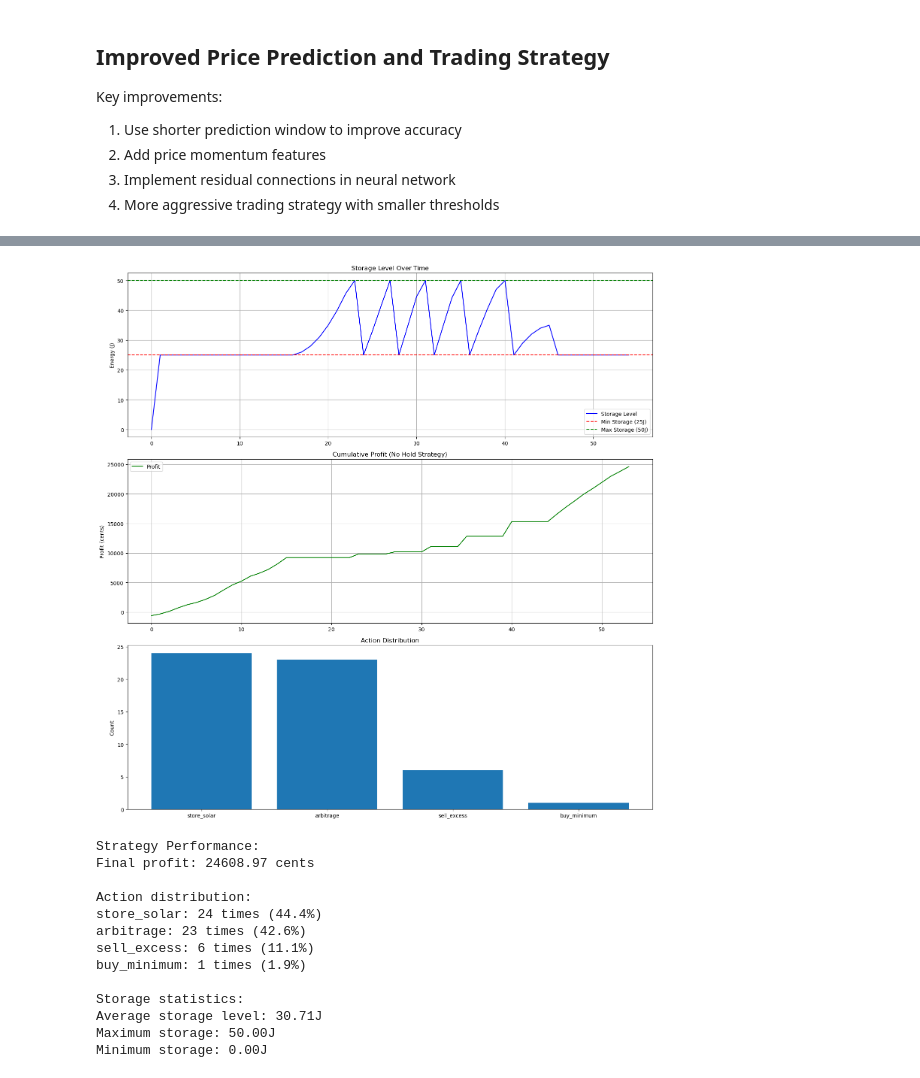
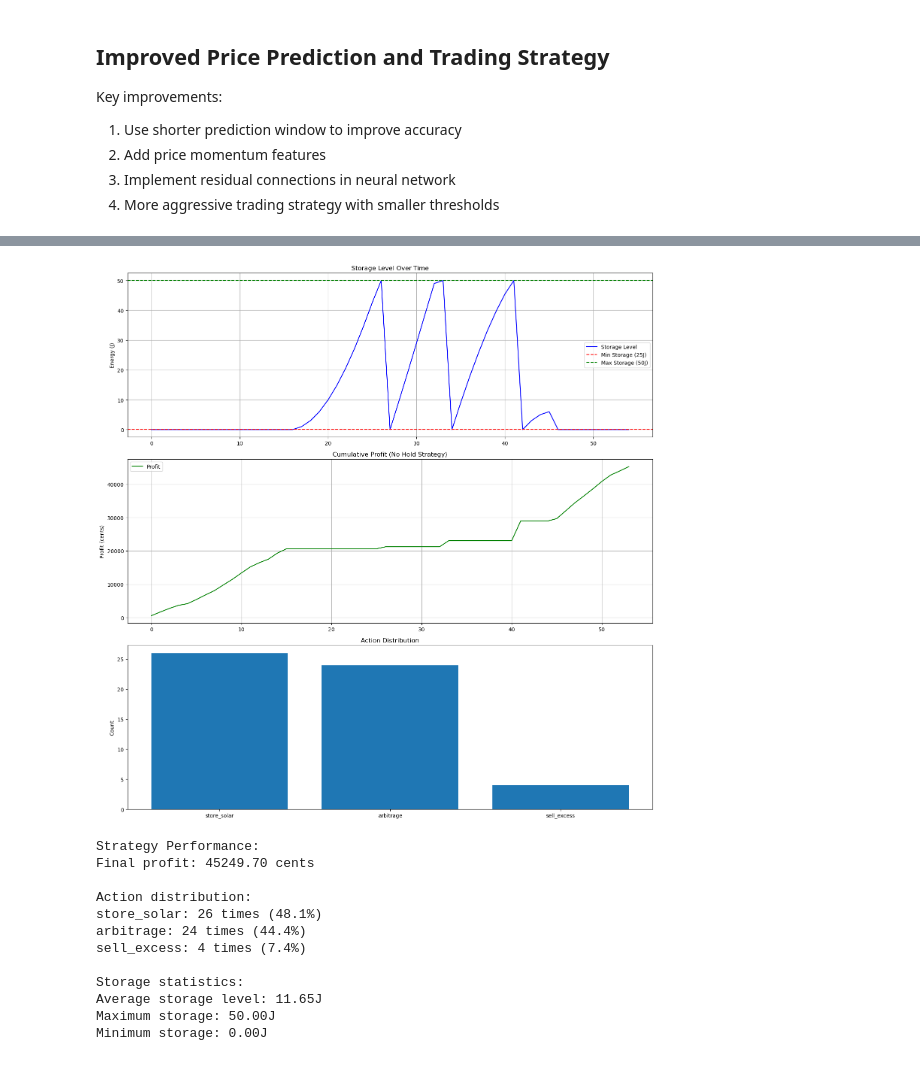
Before and after one commit to S-mishra07/EE2Project, a Jupyter notebook: SmartGrid_TickPrice_Analysis.ipynb, the cells around one changed output, grey strips where cells are left out. Cells and saved outputs as stored; diff of their text form; code cells hidden in the pictures.

```diff
--- a/SmartGrid_TickPrice_Analysis.ipynb
+++ b/SmartGrid_TickPrice_Analysis.ipynb
@@ -1747,7 +1879,7 @@ profit_over_time = []
 actions = []
 
 # Parameters
-min_storage = 25
+min_storage = 0
 max_storage = 50
 transaction_cost = 0
 
@@ -1807,45 +1939,44 @@ ax1.set_title('Storage Level Over Time')
 ax1.set_ylabel('Energy (J)')
 ax1.legend()
 ax1.grid(True)
 
 # Plot 2: Profit
 ax2.plot(profit_over_time, label='Profit', color='green')
 ax2.set_title('Cumulative Profit (No Hold Strategy)')
 ax2.set_ylabel('Profit (cents)')
 ax2.legend()
 ax2.grid(True)
 
 # Plot 3: Action Distribution
 action_counts = pd.Series(actions).value_counts()
 ax3.bar(action_counts.index, action_counts.values)
 ax3.set_title('Action Distribution')
 ax3.set_ylabel('Count')
 
 plt.tight_layout()
 plt.show()
 
 print("\nStrategy Performance:")
 print(f"Final profit: {profit_over_time[-1]:.2f} cents")
 print("\nAction distribution:")
 for action, count in action_counts.items():
     print(f"{action}: {count} times ({count/len(actions)*100:.1f}%)")
 print(f"\nStorage statistics:")
 print(f"Average storage level: {sum(storage)/len(storage):.2f}J")
 print(f"Maximum storage: {max(storage):.2f}J")
 print(f"Minimum storage: {min(storage):.2f}J")
 # %% [output]
-[figure, old version]
+[figure, new version]
 Strategy Performance:
-Final profit: 24608.97 cents
+Final profit: 45249.70 cents
 
 Action distribution:
-store_solar: 24 times (44.4%)
-arbitrage: 23 times (42.6%)
-sell_excess: 6 times (11.1%)
-buy_minimum: 1 times (1.9%)
+store_solar: 26 times (48.1%)
+arbitrage: 24 times (44.4%)
+sell_excess: 4 times (7.4%)
 
 Storage statistics:
-Average storage level: 30.71J
+Average storage level: 11.65J
 Maximum storage: 50.00J
 Minimum storage: 0.00J
 # %%
```
Also changed, not shown: parts of 25 cells of this notebook, 10 other files.
